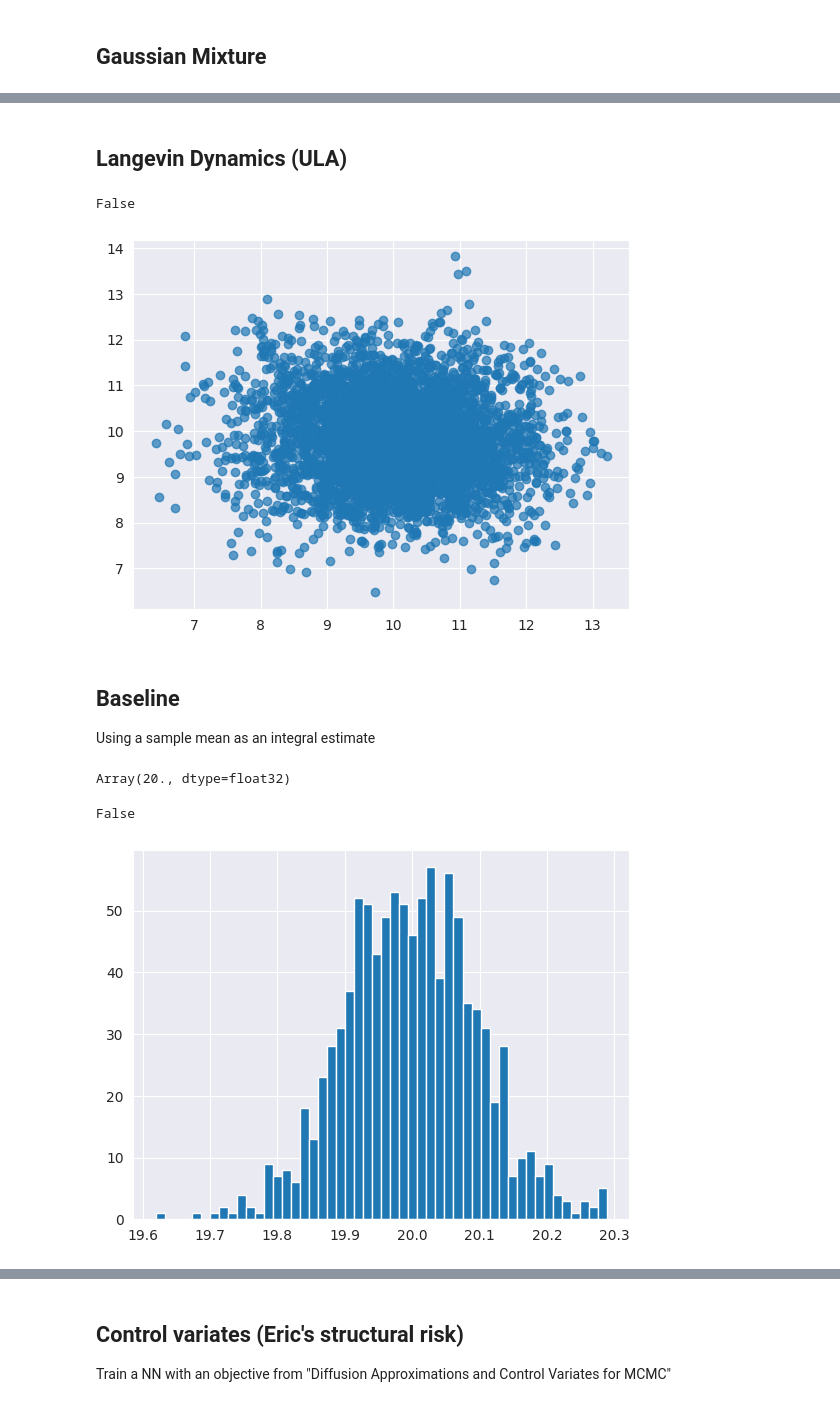
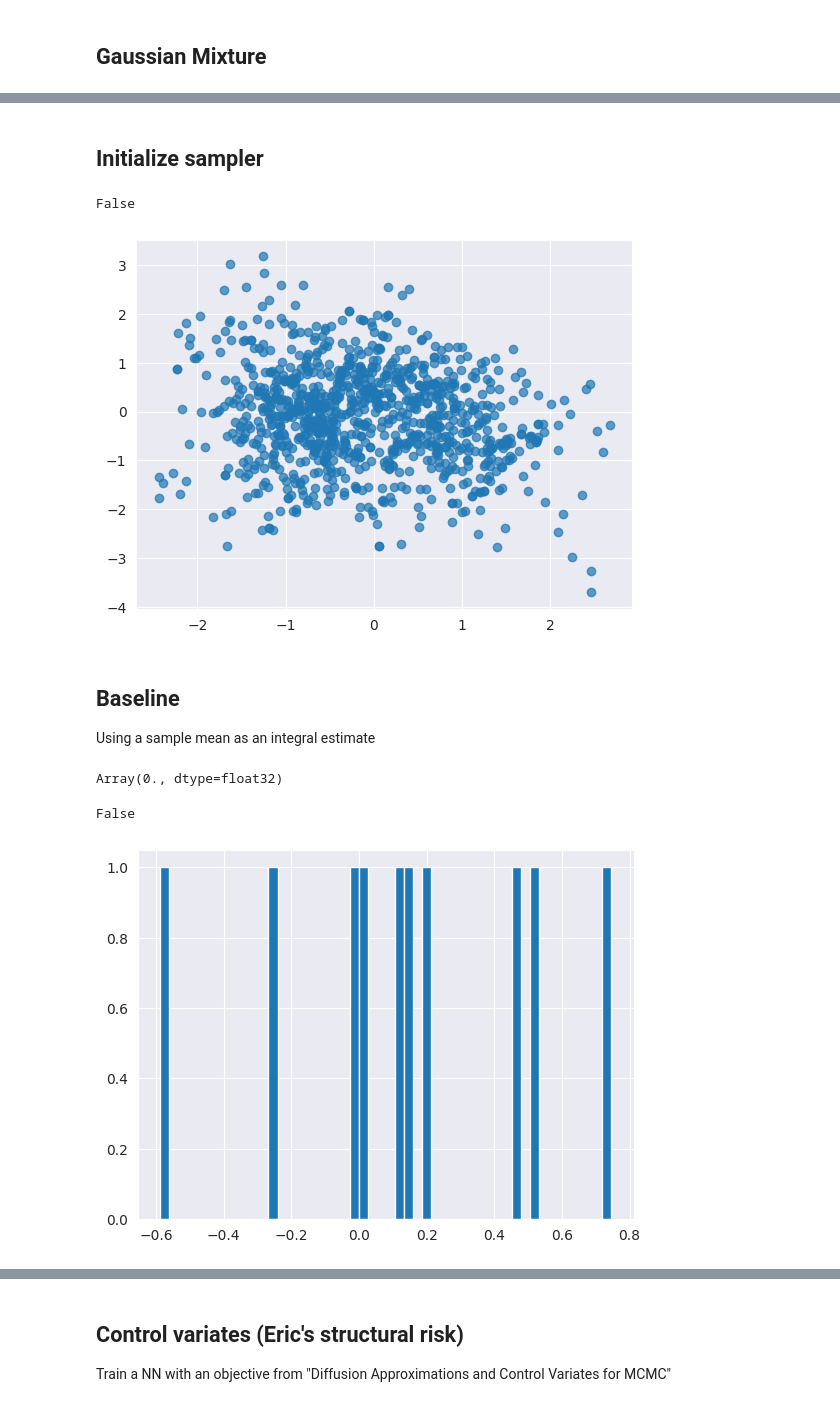
Before and after one commit to kkorolev1/mcmc-control-variates, a Jupyter notebook: experiments.ipynb, the cells around one changed output, grey strips where cells are left out. Cells and saved outputs as stored; diff of their text form; code cells hidden in the pictures.

```diff
--- a/experiments.ipynb
+++ b/experiments.ipynb
@@ -25,9 +25,8 @@ exp_results = pd.DataFrame()
 ## Experiment Params
 # %%
 DIST_DIM = 2 # Dimension of a Gaussian
-N_CHAINS = 10 # Number of parallel chains for MCMC estimates
-MCMC_N_RUNS = 1000 # Number of MCMC estimates to calculate CI
-INIT_STD = 100 # std of starter points for MC
-BATCH_SIZE = 1024 # Batch size for CV training
+N_CHAINS = 1 # Number of parallel chains for MCMC estimates
+MCMC_N_ESTIMATES = 10 # Number of MCMC estimates to calculate CI
+BATCH_SIZE = 128 # Batch size for CV training
 # %% [markdown]
 ## Gaussian Mixture
@@ -42,0 +33,5 @@ grad_log_p = jax.jit(jax.grad(mixture.log_p))
+# %%
+import numpyro.distributions as D
+
+dist = D.MultivariateNormal(loc=jnp.zeros((DIST_DIM), dtype=float), covariance_matrix=jnp.eye((DIST_DIM), dtype=float))
+grad_log_prob = jax.jit(jax.grad(dist.log_prob))
@@ -53,3 +50,3 @@ plt.show()
-# %% [markdown]
-## Langevin Dynamics (ULA)
+# %% [markdown]
+## Initialize sampler
 # %%
@@ -57,15 +54,16 @@ from mcmc import ULASampler
 # %%
 rng, key = jax.random.split(rng)
-sampler = ULASampler(grad_log_p=grad_log_p, dim=DIST_DIM, n_samples=500, gamma=1e-1, burnin_steps=100)
-samples = sampler(key, n_chains=N_CHAINS, init_std=INIT_STD)
+#sampler = ULASampler(grad_log_prob=grad_log_prob, dim=DIST_DIM, n_samples=10000, gamma=1e-1, burnin_steps=1000, init_std=1.0)
+sampler = HMCSampler(log_prob=dist.log_prob, dim=DIST_DIM, n_samples=1000, gamma=1e-2, burnin_steps=1000, init_std=1.0)
+samples = sampler(key, n_chains=1)
 # %%
-plt.scatter(samples[:,0], samples[:,1], alpha=0.7)
+plt.scatter(samples[0,:,0], samples[0,:,1], alpha=0.7)
 print(jnp.any(np.isnan(samples)))
 #plt.hist(samples, bins=50, density=True)
 plt.show()
 # %% [output]
 False
-[figure, old version]
+[figure, new version]
 # %% [markdown]
 ## Baseline
 Using a sample mean as an integral estimate
@@ -74,18 +72,18 @@ from mcmc import estimate_n_mcmc
 # %%
 fn = jax.jit(lambda x: x.sum(axis=-1))
-true_pi = jnp.dot(mixture.coeffs, mixture.means).sum()
+true_pi = dist.mean.sum()
 
 true_pi
 # %% [output]
-Array(20., dtype=float32)
+Array(0., dtype=float32)
 # %%
 rng, key = jax.random.split(rng)
-baseline_estimates = estimate_n_mcmc(fn, sampler, key, init_std=INIT_STD, n_chains=N_CHAINS, n_runs=MCMC_N_RUNS)
+mcmc_estimates = Estimator(fn, sampler)(key, n_chains=N_CHAINS, n_estimates=MCMC_N_ESTIMATES)
 
-print(jnp.any(jnp.isnan(baseline_estimates)))
-plt.hist(baseline_estimates, bins=50)
+print(jnp.any(jnp.isnan(mcmc_estimates)))
+plt.hist(mcmc_estimates, bins=50)
 plt.show()
 # %% [output]
 False
-[figure, old version]
+[figure, new version]
 # %%
```
Also changed, not shown: parts of 46 cells of this notebook, 9 other files.
